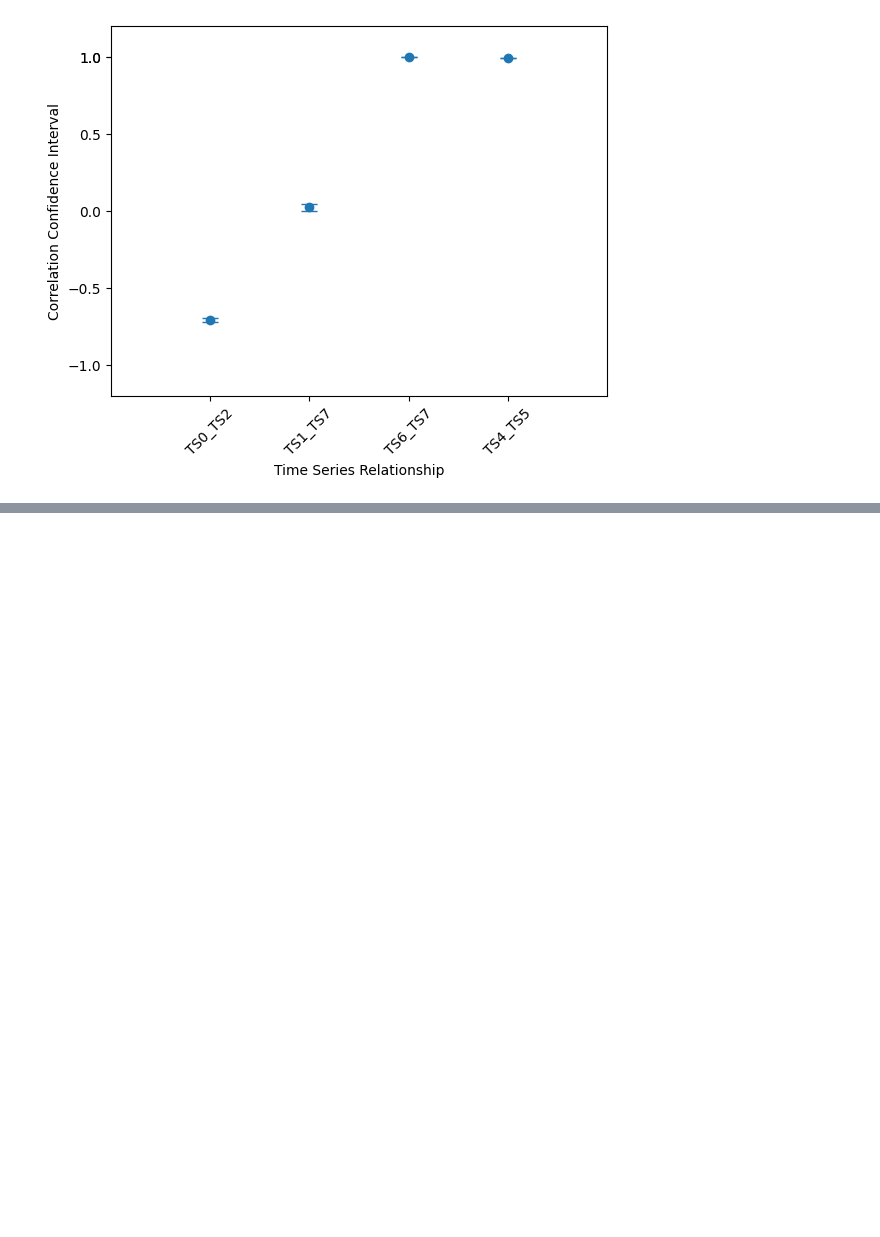
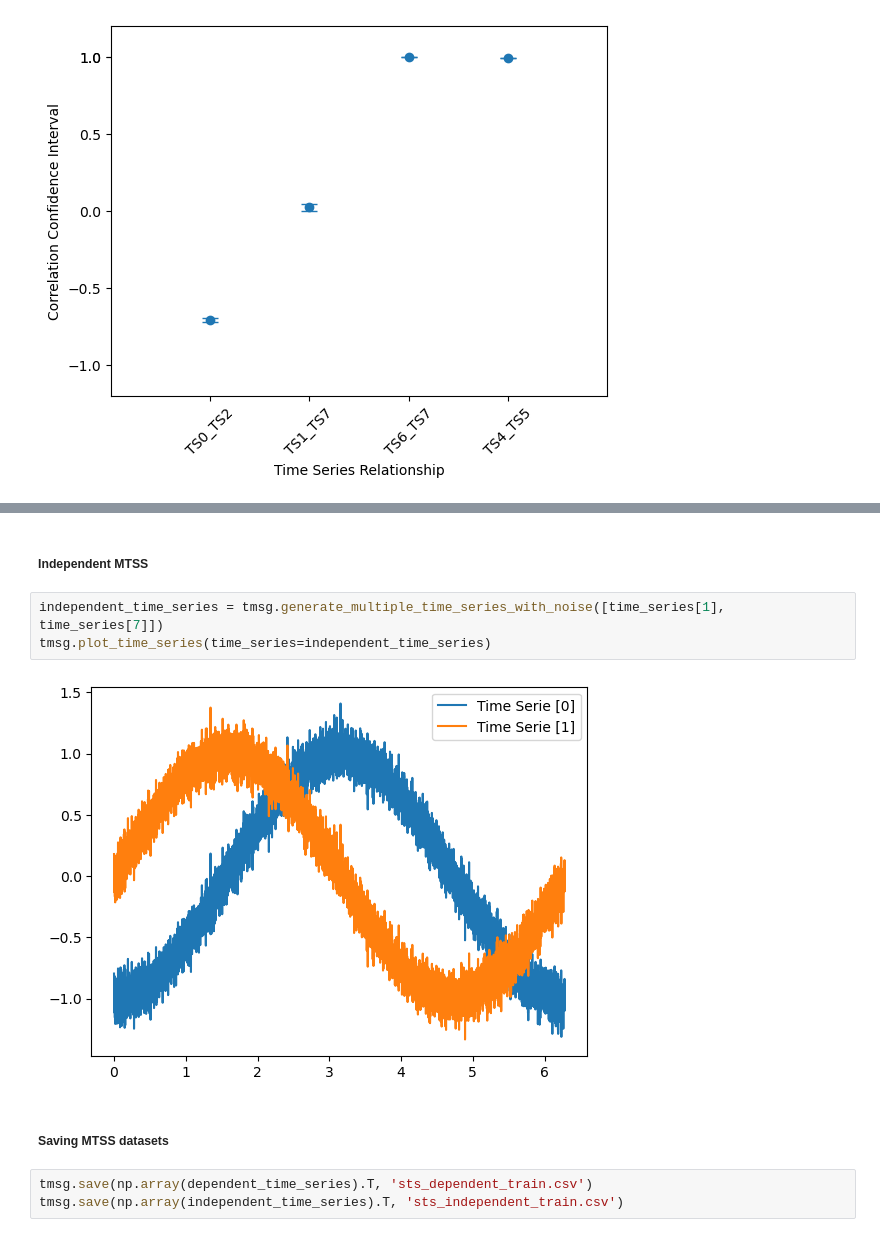
Before and after one commit to CristoferSilva/SyntheticTimeSeriesDataset, a Jupyter notebook: syntheticTimeSeriesDataset.ipynb, the cells around one changed output, grey strips where cells are left out. Cells and saved outputs as stored; diff of their text form; blank space fills up the shorter version.

```diff
--- a/syntheticTimeSeriesDataset.ipynb
+++ b/syntheticTimeSeriesDataset.ipynb
@@ -137,0 +155,12 @@ plt.show()
+# %% [markdown]
+##### Independent MTSS
+# %%
+independent_time_series = tmsg.generate_multiple_time_series_with_noise([time_series[1], time_series[7]])
+tmsg.plot_time_series(time_series=independent_time_series)
+# %% [output]
+[figure, added]
+# %% [markdown]
+##### Saving MTSS datasets
+# %%
+tmsg.save(np.array(dependent_time_series).T, 'sts_dependent_train.csv')
+tmsg.save(np.array(independent_time_series).T, 'sts_independent_train.csv')
```
Also changed, not shown: parts of 21 cells of this notebook.
